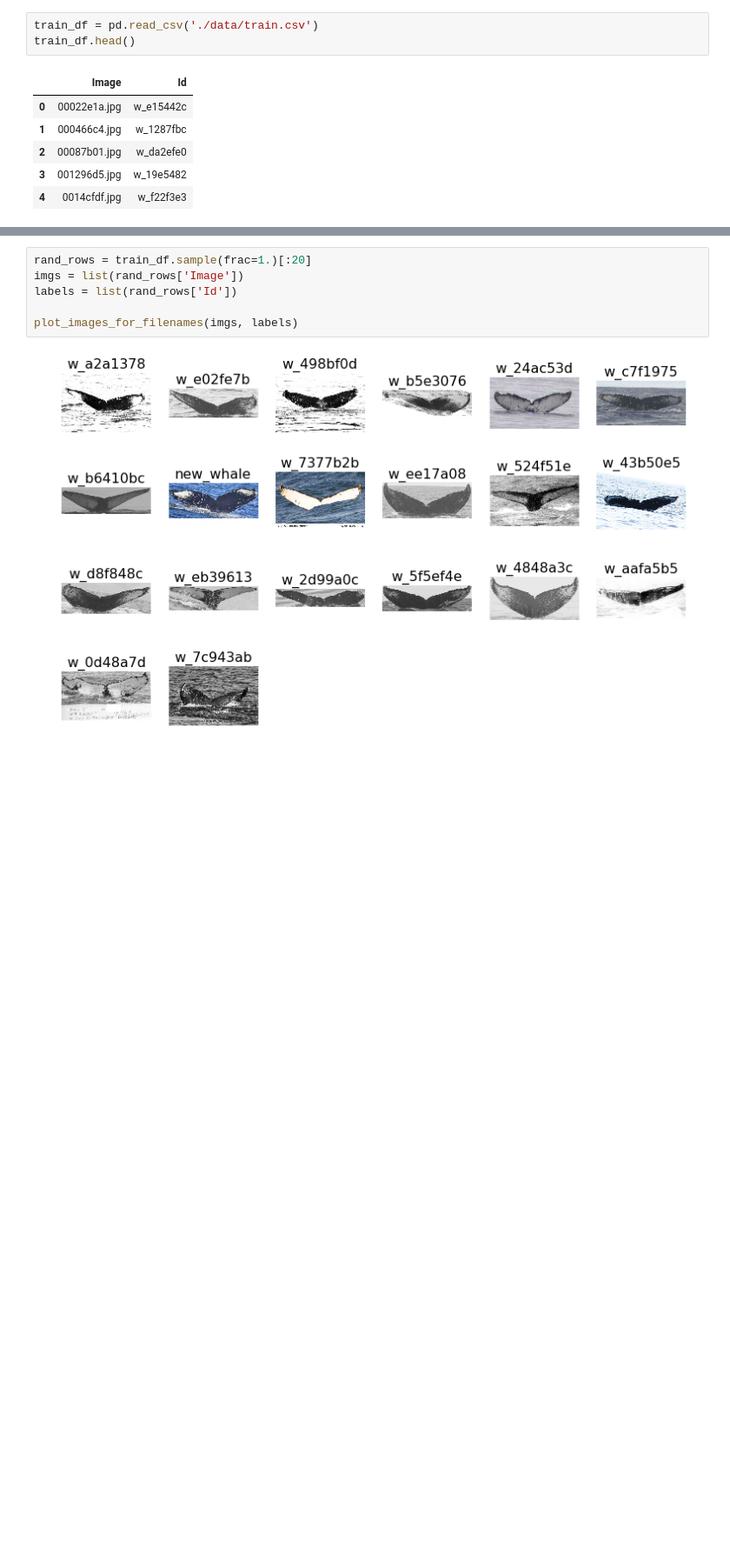
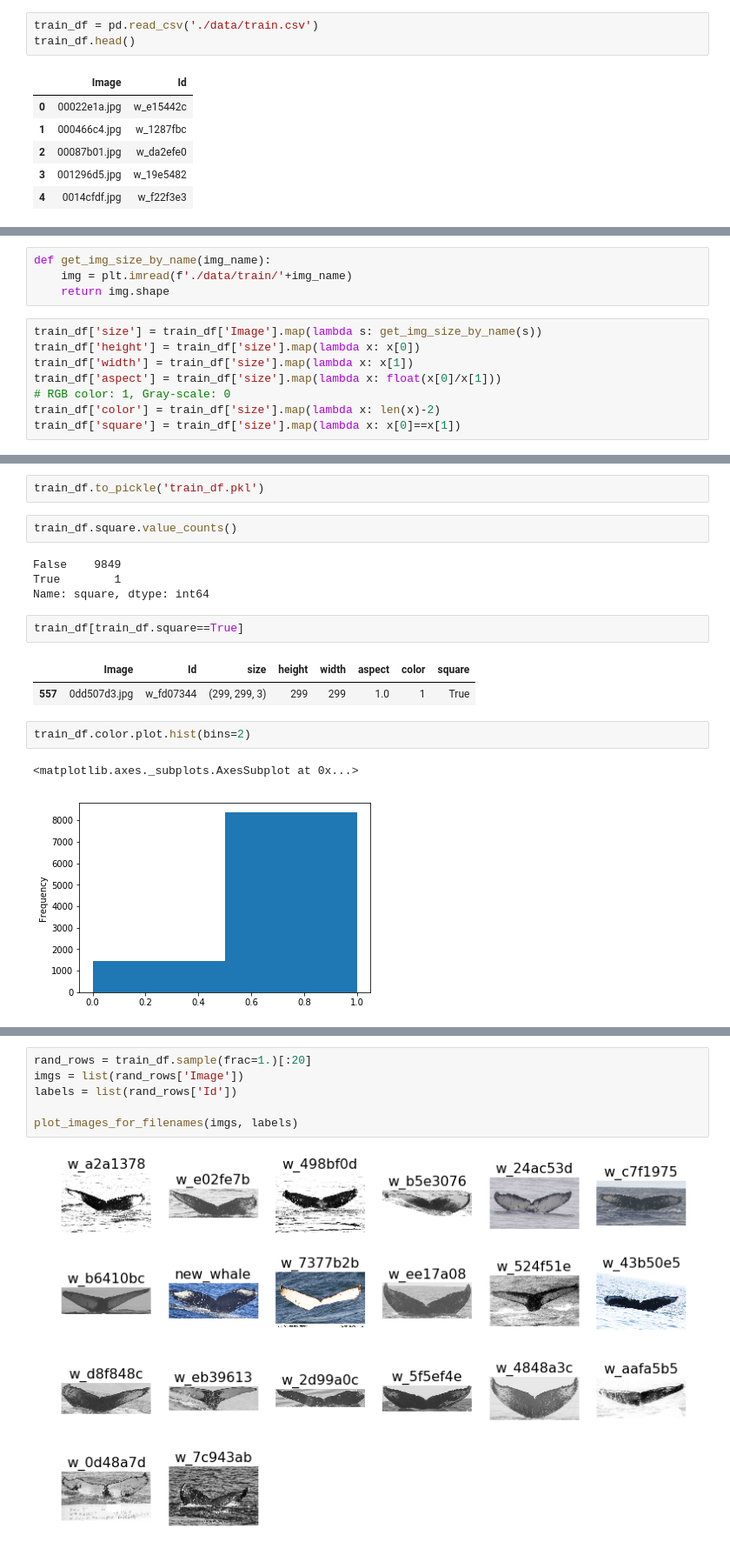
Before and after one commit to sealoving/Liang_Metis, a Jupyter notebook: Project_5/P5_image_EDA.ipynb, the cells around one changed output, grey strips where cells are left out. Shown at 87% size. Drawn from its saved outputs; the diff is of its cells as text; blank space fills up the shorter version.

Commit message:
Updated notebook for image EDA

```diff
--- a/Project_5/P5_image_EDA.ipynb
+++ b/Project_5/P5_image_EDA.ipynb
@@ -41,0 +44,12 @@ train_df.head()
+# %%
+def get_img_size_by_name(img_name):
+    img = plt.imread(f'./data/train/'+img_name)
+    return img.shape
+# %%
+train_df['size'] = train_df['Image'].map(lambda s: get_img_size_by_name(s))
+train_df['height'] = train_df['size'].map(lambda x: x[0])
+train_df['width'] = train_df['size'].map(lambda x: x[1])
+train_df['aspect'] = train_df['size'].map(lambda x: float(x[0]/x[1]))
+# RGB color: 1, Gray-scale: 0
+train_df['color'] = train_df['size'].map(lambda x: len(x)-2)
+train_df['square'] = train_df['size'].map(lambda x: x[0]==x[1])
@@ -41,0 +65,18 @@ train_df.head()
+# %%
+train_df.to_pickle('train_df.pkl')
+# %%
+train_df.square.value_counts()
+# %% [output]
+False    9849
+True        1
+Name: square, dtype: int64
+# %%
+train_df[train_df.square==True]
+# %% [output]
+|  | Image | Id | size | height | width | aspect | color | square |
+| 557 | 0dd507d3.jpg | w_fd07344 | (299, 299, 3) | 299 | 299 | 1.0 | 1 | True |
+# %%
+train_df.color.plot.hist(bins=2)
+# %% [output]
+<matplotlib.axes._subplots.AxesSubplot at 0x...>
+[figure, added]
```
Also changed, not shown: parts of 5 cells of this notebook.
